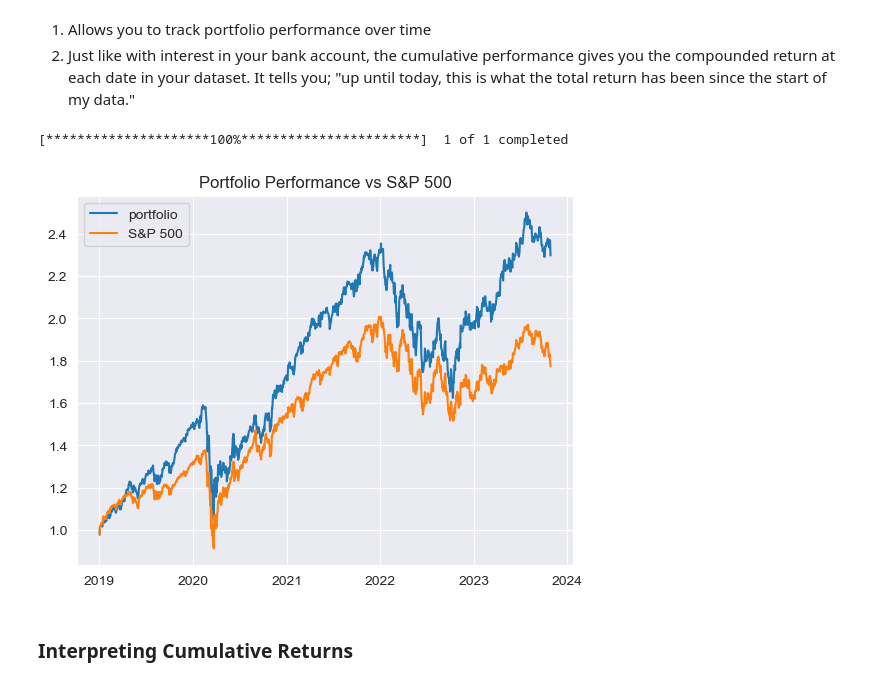
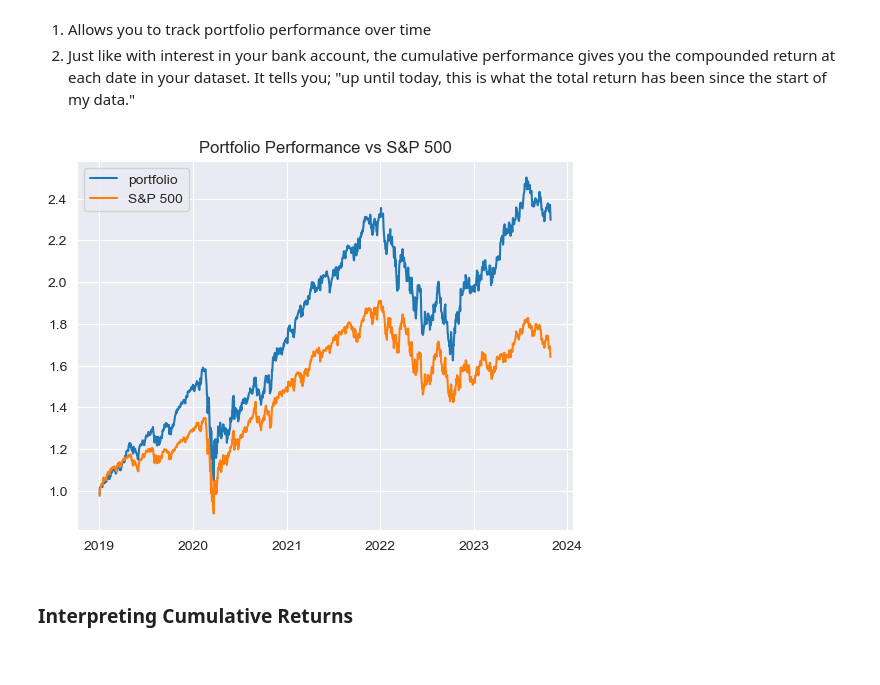
Before and after one commit to rahulakrish/portfolio_builder, a Jupyter notebook: code/new.ipynb, the cells around one changed output. Saved outputs shown, nothing was run; the diff lists cells and outputs as text; code cells hidden in the pictures.

```diff
--- a/code/new.ipynb
+++ b/code/new.ipynb
@@ -1018,29 +1018,28 @@ Compared to the average return of the S&P 500 which has grown 0.05% per day over
 # %%
 returns['portfolio'] = returns.dot(weights)
 returns.head()
 
 # return.dot(weights)
 # for eg: first row: (0.099*0.25) + (0.01519*0.25) + (-0.041*0.5) = -0.0493
 #this way you calulate daily cumulative return
 
 # from the daily cumulative returns, you calculate total cumulative return
 daily_cum_ret=(1+returns).cumprod()
 # this is the formula. don't know how it works, but let's move on
 # daily_cum_ret['portfolio'][-1]*100)
 
 
 sp_500.head()
 sp_500['cum_returns'] = (1+sp_500['daily_returns']).cumprod()
 
 #plotting returns
 fig,ax = plt.subplots()
 ax.plot(daily_cum_ret.index, daily_cum_ret.portfolio,label='portfolio')
-ax.plot(sp_500.index,spy['cum_returns'], label = 'S&P 500')
+ax.plot(sp_500.index,sp_500['cum_returns'], label = 'S&P 500')
 ax.set_title('Portfolio Performance vs S&P 500');
 ax.legend();
 # %% [output]
-[*********************100%***********************]  1 of 1 completed
-[figure, old version]
+[figure, new version]
 # %% [markdown]
 ### Interpreting Cumulative Returns
 # %% [markdown]
```
Also changed, not shown: parts of 2 cells of this notebook.
